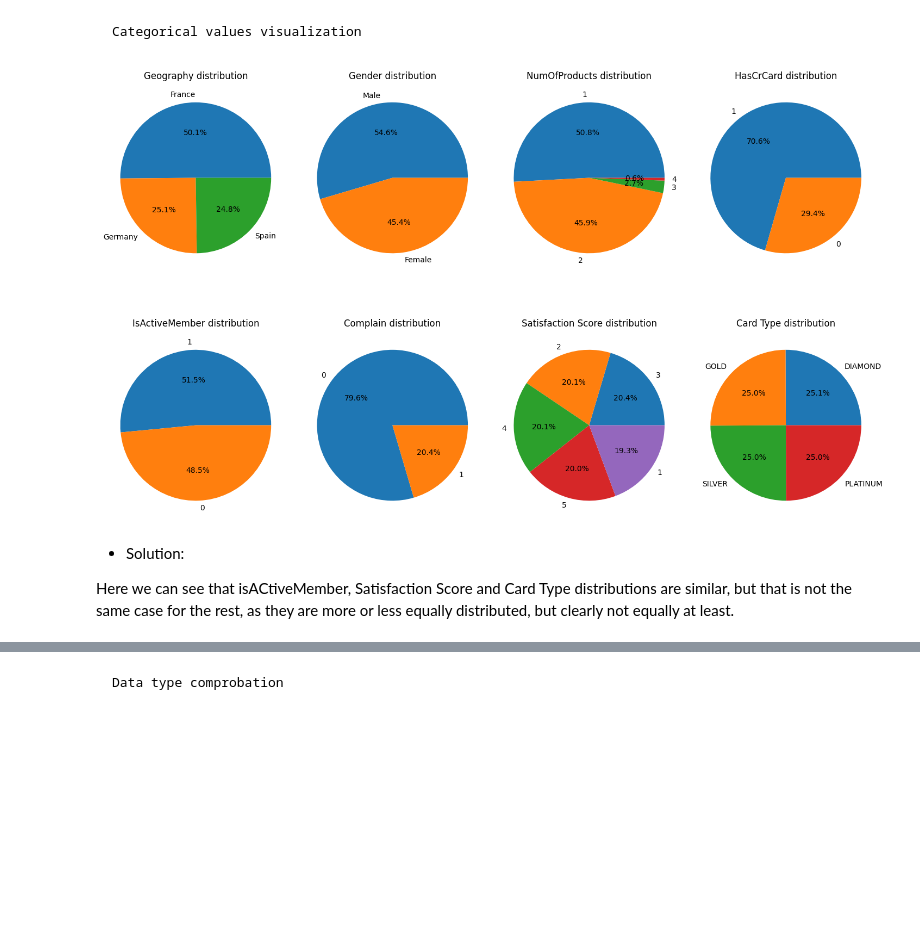
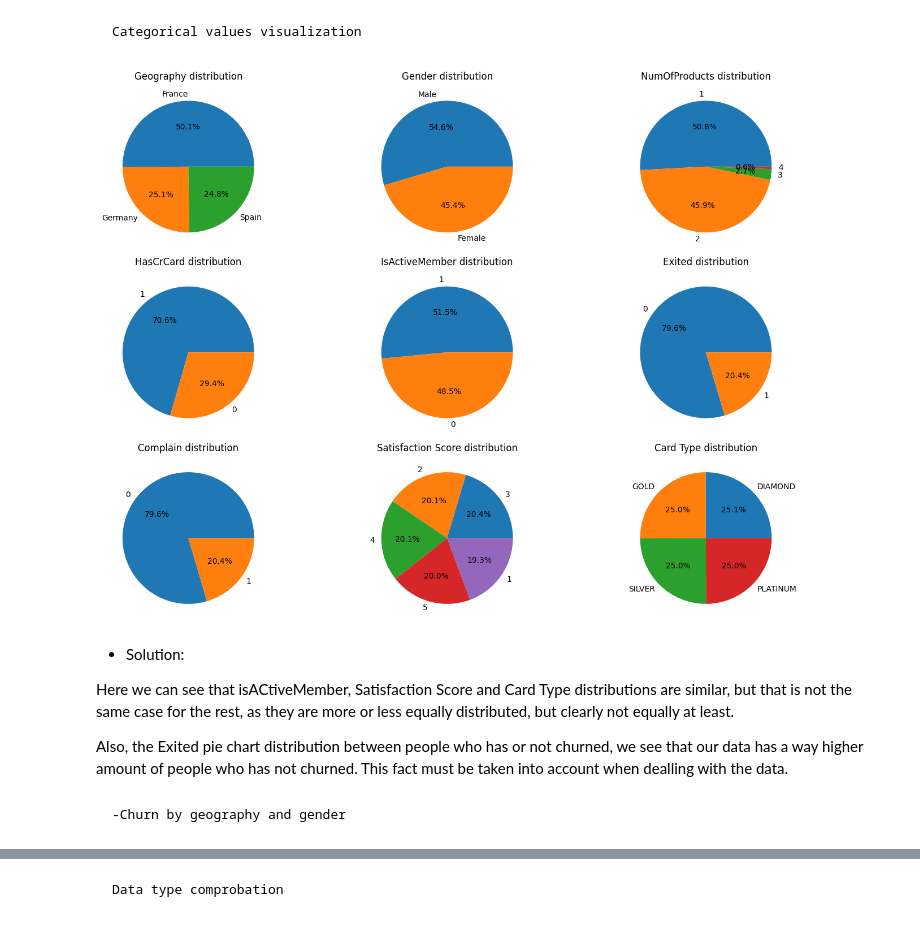
Before and after one commit to MateoPerezSuarez/Bank-Churn-Project, a Jupyter notebook: EDA_process.ipynb, the cells around one changed output, grey strips where cells are left out. Drawn from its saved outputs; the diff is of its cells as text; code cells hidden in the pictures; blank space fills up the shorter version.

```diff
--- a/EDA_process.ipynb
+++ b/EDA_process.ipynb
@@ -323,18 +292,23 @@ The Credit Score value is mostly concentrated in the middle around 650, in the A
 # %% [markdown]
     Categorical values visualization
 # %%
-categorical_columns = ["Geography", "Gender",  "NumOfProducts", "HasCrCard", "IsActiveMember", "Complain", "Satisfaction Score", "Card Type"]
+categorical_columns = ["Geography", "Gender", "NumOfProducts", "HasCrCard", "IsActiveMember", "Exited", "Complain", "Satisfaction Score", "Card Type"]
 plt.figure(figsize=(15, 10))
 for i, column in enumerate(categorical_columns, 1):
-    plt.subplot(2, 4, i)
+    plt.subplot(3, 3, i)
     data[column].value_counts().plot.pie(autopct='%1.1f%%')
     plt.title(f'{column} distribution')
     plt.ylabel('')
 plt.tight_layout()
 plt.show()
 # %% [output]
-[figure, old version]
+[figure, new version]
 # %% [markdown]
 -  Solution:
 
 Here we can see that isACtiveMember, Satisfaction Score and Card Type distributions are similar, but that is not the same case for the rest, as they are more or less equally distributed, but clearly not equally at least.
+
+
+Also, the Exited pie chart distribution between people who has or not churned, we see that our data has a way higher amount of people who has not churned. This fact must be taken into account when dealling with the data.
+# %% [markdown]
+    -Churn by geography and gender
```
Also changed, not shown: parts of 7 cells of this notebook.
